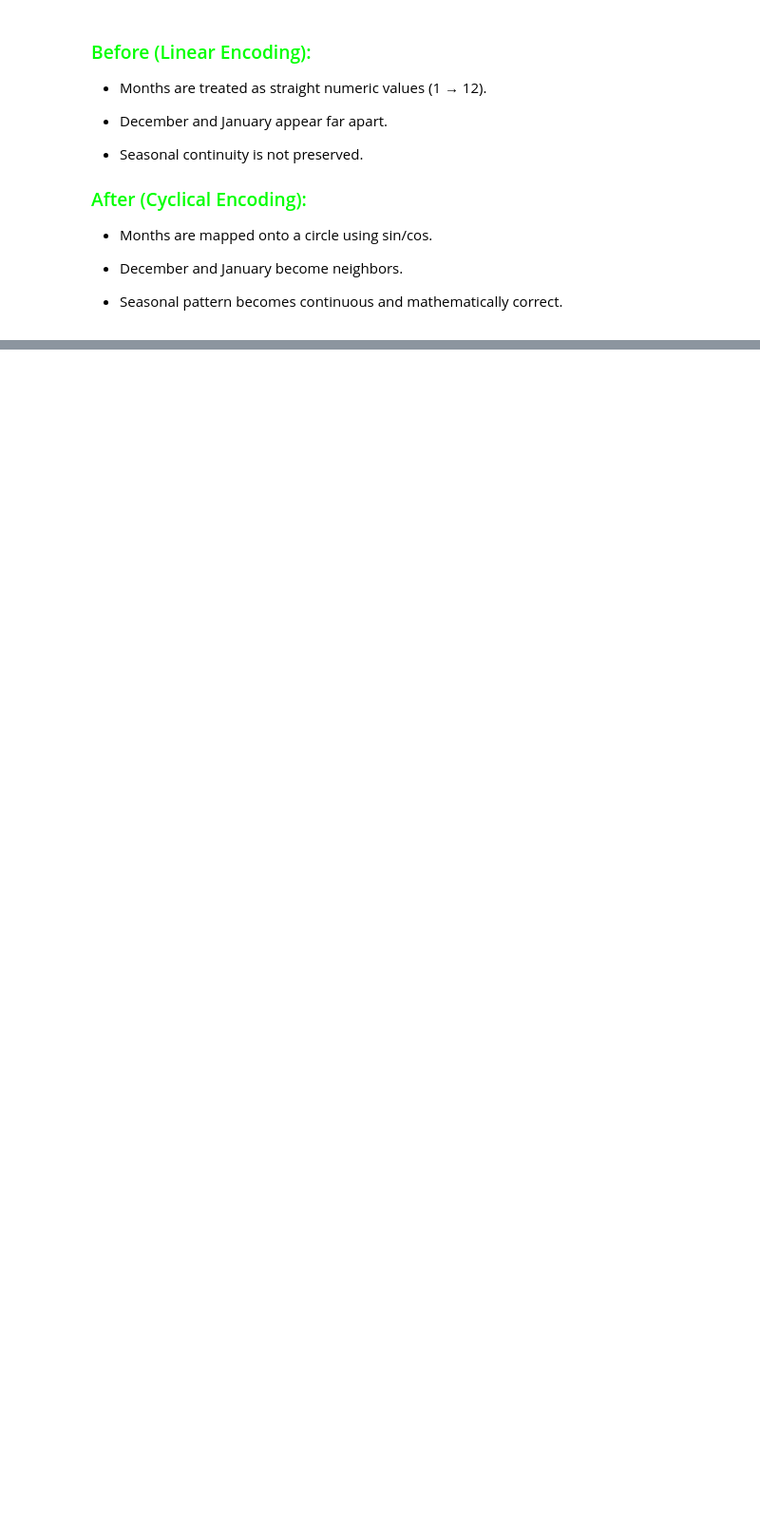
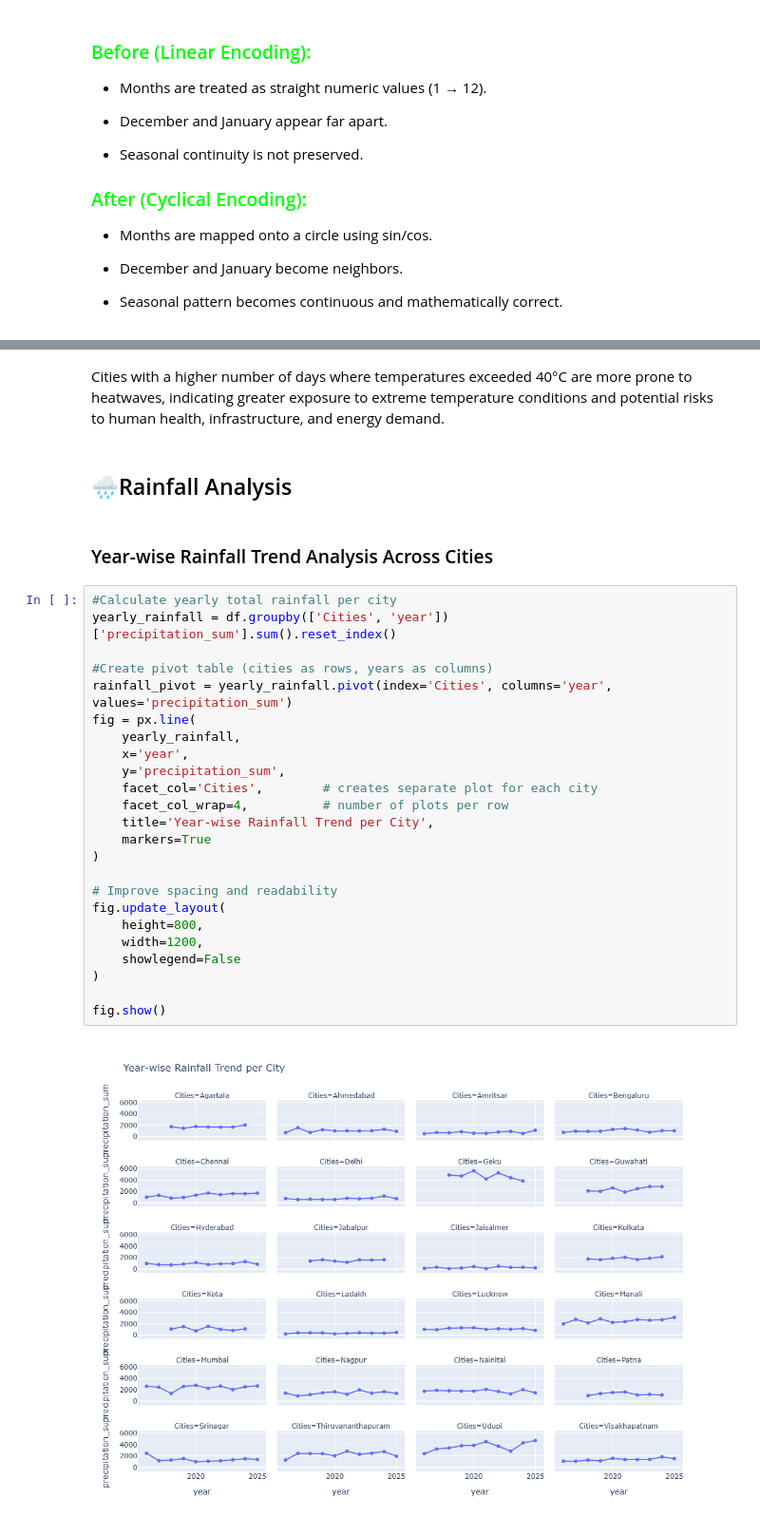
Before and after one commit to niharika-1806/Weather_Data_Analysis_Project, a Jupyter notebook: Weather_Analysis.ipynb, the cells around one changed output, grey strips where cells are left out. Shown at 95% size. Saved outputs shown, nothing was run; the diff lists cells and outputs as text; blank space fills up the shorter version.

```diff
--- a/Weather_Analysis.ipynb
+++ b/Weather_Analysis.ipynb
@@ -593,0 +725,32 @@ plt.show()
+# %% [markdown]
+Cities with a higher number of days where temperatures exceeded 40°C are more prone to heatwaves, indicating greater exposure to extreme temperature conditions and potential risks to human health, infrastructure, and energy demand.
+# %% [markdown]
+## 🌧️Rainfall Analysis
+# %% [markdown]
+### Year-wise Rainfall Trend Analysis Across Cities
+# %%
+#Calculate yearly total rainfall per city
+yearly_rainfall = df.groupby(['Cities', 'year'])['precipitation_sum'].sum().reset_index()
+
+#Create pivot table (cities as rows, years as columns)
+rainfall_pivot = yearly_rainfall.pivot(index='Cities', columns='year', values='precipitation_sum')
+fig = px.line(
+    yearly_rainfall,
+    x='year',
+    y='precipitation_sum',
+    facet_col='Cities',        # creates separate plot for each city
+    facet_col_wrap=4,          # number of plots per row
+    title='Year-wise Rainfall Trend per City',
+    markers=True
+)
+
+# Improve spacing and readability
+fig.update_layout(
+    height=800,
+    width=1200,
+    showlegend=False
+)
+
+fig.show()
+# %% [output]
+[figure, added]
```
Also changed, not shown: parts of 18 cells of this notebook.
